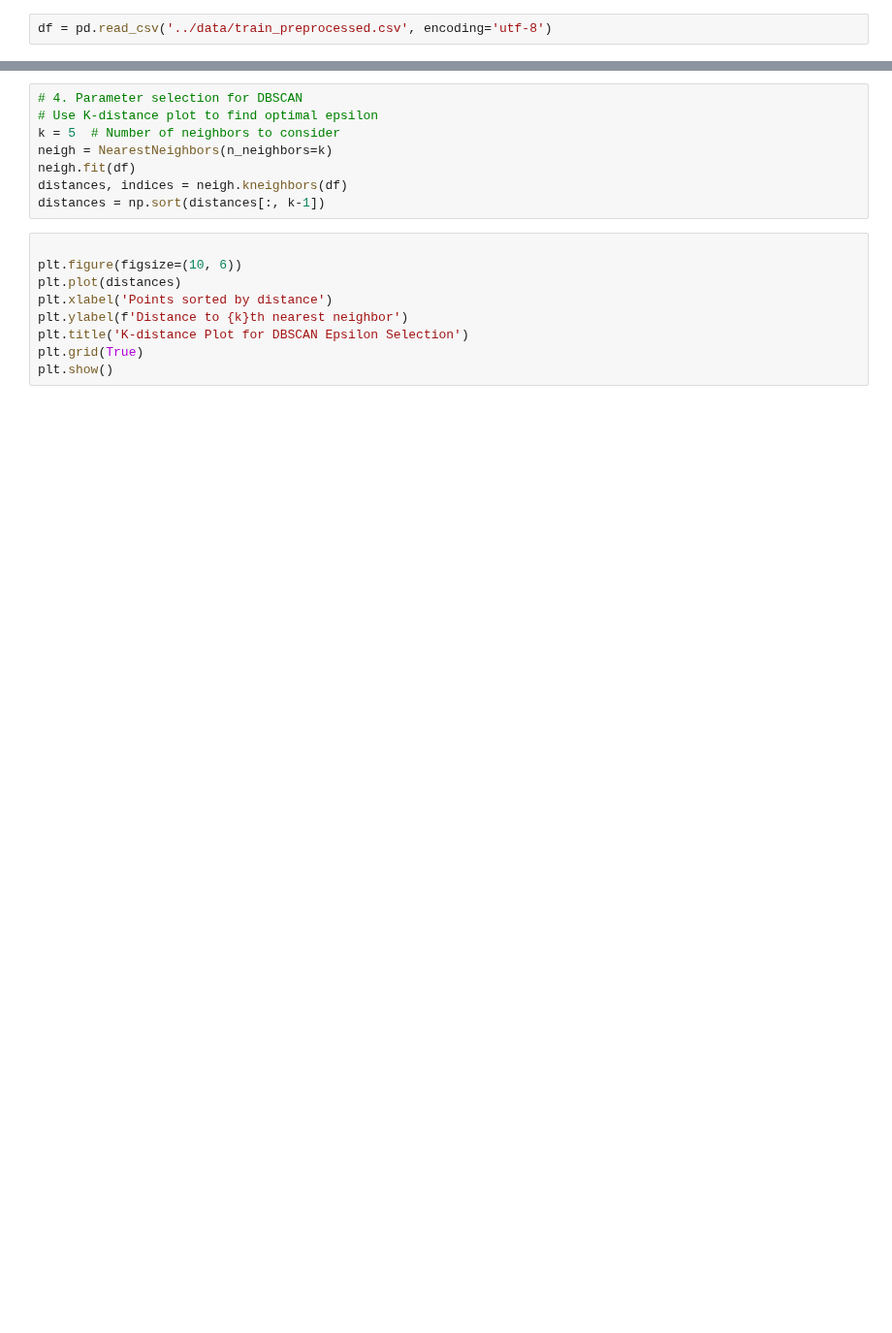
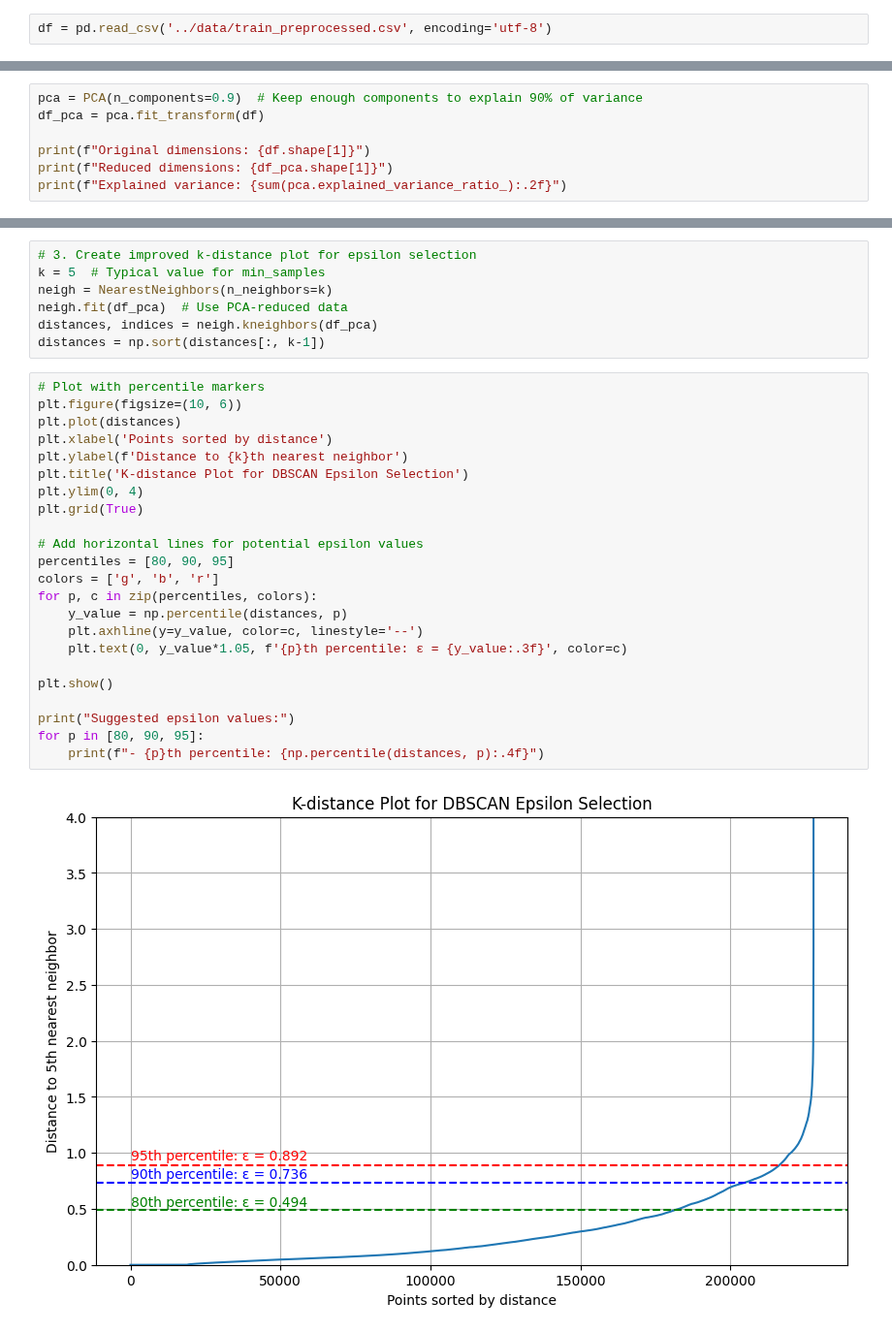
Before and after one commit to RonanB400/decp_ml, a Jupyter notebook: notebooks/LD_marche_sim_DBSCAN.ipynb, the cells around one changed output, grey strips where cells are left out. Shown at 97% size. Cells and saved outputs as stored; diff of their text form; blank space fills up the shorter version.

Commit message:
marche_sim : modele DBSCAN testé et peu concluant

```diff
--- a/notebooks/LD_marche_sim_DBSCAN.ipynb
+++ b/notebooks/LD_marche_sim_DBSCAN.ipynb
@@ -35,0 +32,7 @@ df
+# %%
+pca = PCA(n_components=0.9)  # Keep enough components to explain 90% of variance
+df_pca = pca.fit_transform(df)
+
+print(f"Original dimensions: {df.shape[1]}")
+print(f"Reduced dimensions: {df_pca.shape[1]}")
+print(f"Explained variance: {sum(pca.explained_variance_ratio_):.2f}")
@@ -36,17 +43,32 @@ df
 # %%
-# 4. Parameter selection for DBSCAN
-# Use K-distance plot to find optimal epsilon
-k = 5  # Number of neighbors to consider
+# 3. Create improved k-distance plot for epsilon selection
+k = 5  # Typical value for min_samples
 neigh = NearestNeighbors(n_neighbors=k)
-neigh.fit(df)
-distances, indices = neigh.kneighbors(df)
+neigh.fit(df_pca)  # Use PCA-reduced data
+distances, indices = neigh.kneighbors(df_pca)
 distances = np.sort(distances[:, k-1])
 # %%
-
+# Plot with percentile markers
 plt.figure(figsize=(10, 6))
 plt.plot(distances)
 plt.xlabel('Points sorted by distance')
 plt.ylabel(f'Distance to {k}th nearest neighbor')
 plt.title('K-distance Plot for DBSCAN Epsilon Selection')
+plt.ylim(0, 4)
 plt.grid(True)
+
+# Add horizontal lines for potential epsilon values
+percentiles = [80, 90, 95]
+colors = ['g', 'b', 'r']
+for p, c in zip(percentiles, colors):
+    y_value = np.percentile(distances, p)
+    plt.axhline(y=y_value, color=c, linestyle='--')
+    plt.text(0, y_value*1.05, f'{p}th percentile: ε = {y_value:.3f}', color=c)
+
 plt.show()
+
+print("Suggested epsilon values:")
+for p in [80, 90, 95]:
+    print(f"- {p}th percentile: {np.percentile(distances, p):.4f}")
+# %% [output]
+[figure, added]
```
Also changed, not shown: parts of 13 cells of this notebook, 3 other files.
